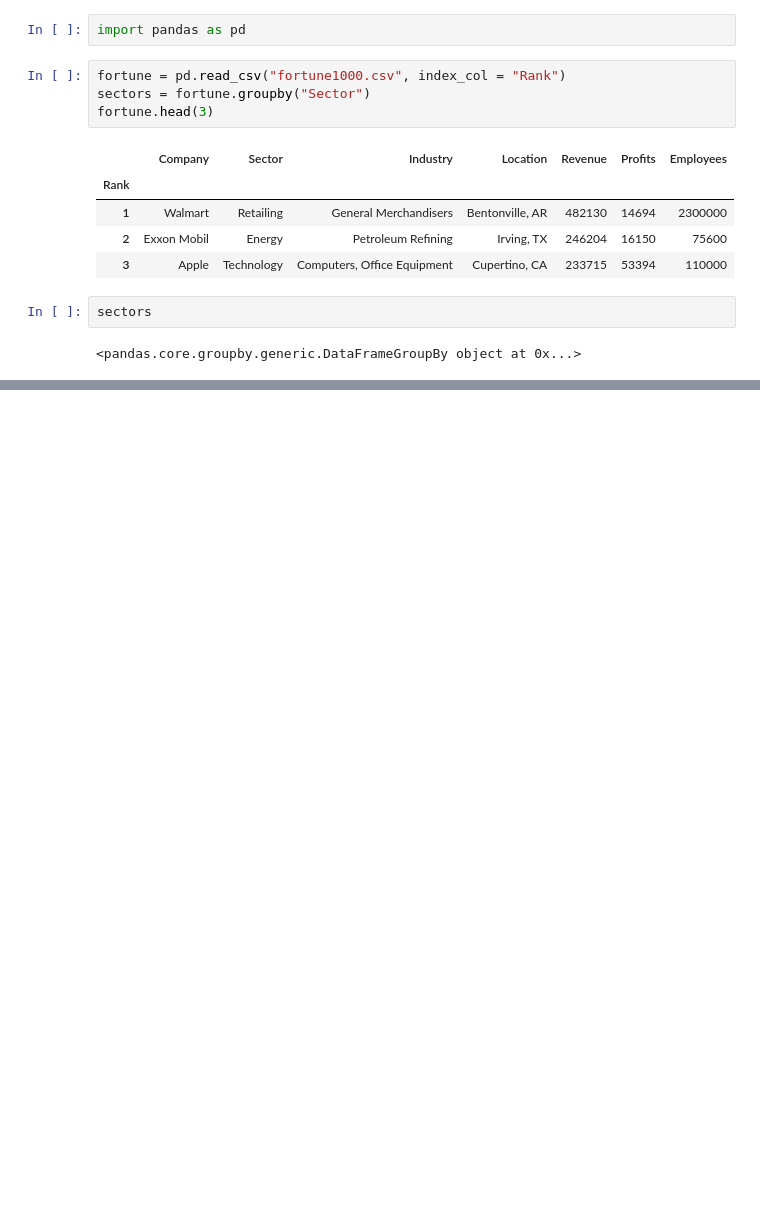
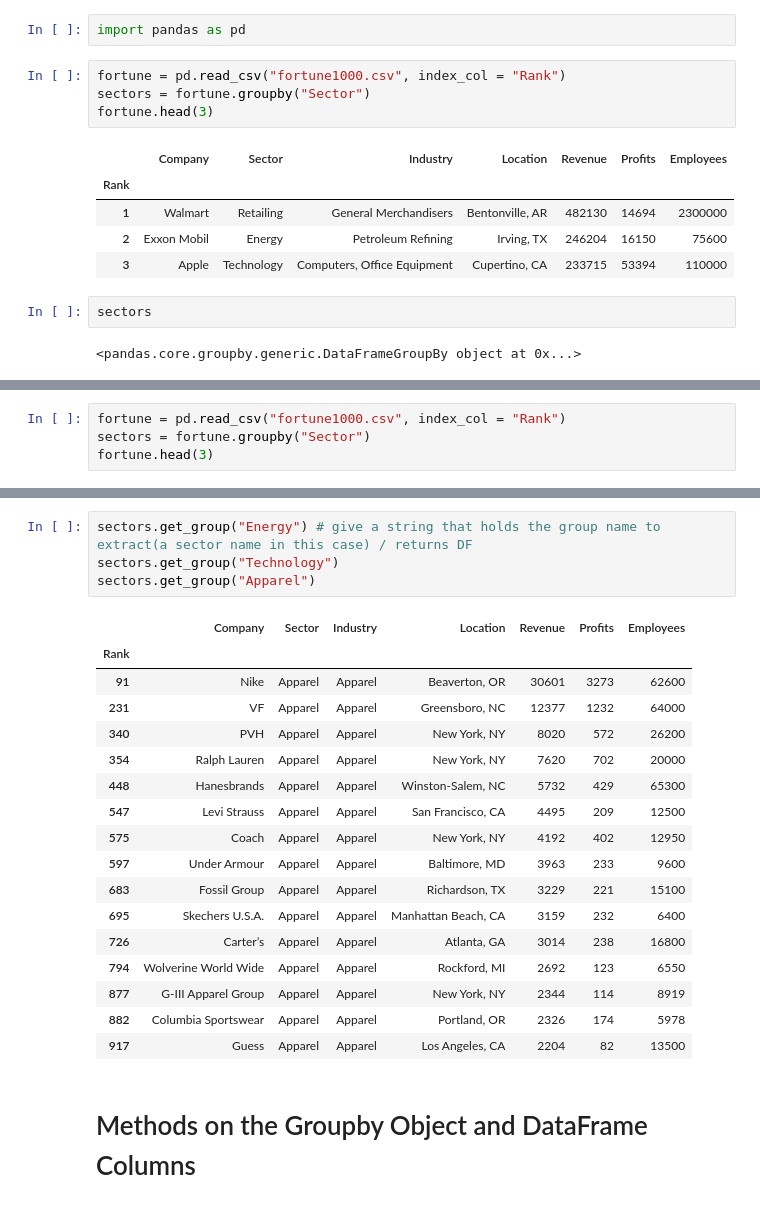
Before and after one commit to Cmarschik/data_analysis_third_course, a Jupyter notebook: pandas/Groupby.ipynb, the cells around one changed output, grey strips where cells are left out. Drawn from its saved outputs; the diff is of its cells as text; blank space fills up the shorter version.

```diff
--- a/pandas/Groupby.ipynb
+++ b/pandas/Groupby.ipynb
@@ -16,0 +117,4 @@ sectors
+# %%
+fortune = pd.read_csv("fortune1000.csv", index_col = "Rank")
+sectors = fortune.groupby("Sector")
+fortune.head(3)
@@ -16,0 +127,24 @@ sectors
+# %%
+sectors.get_group("Energy") # give a string that holds the group name to extract(a sector name in this case) / returns DF
+sectors.get_group("Technology")
+sectors.get_group("Apparel")
+# %% [output]
+|  | Company | Sector | Industry | Location | Revenue | Profits | Employees |
+| Rank |  |  |  |  |  |  |  |
+| 91 | Nike | Apparel | Apparel | Beaverton, OR | 30601 | 3273 | 62600 |
+| 231 | VF | Apparel | Apparel | Greensboro, NC | 12377 | 1232 | 64000 |
+| 340 | PVH | Apparel | Apparel | New York, NY | 8020 | 572 | 26200 |
+| 354 | Ralph Lauren | Apparel | Apparel | New York, NY | 7620 | 702 | 20000 |
+| 448 | Hanesbrands | Apparel | Apparel | Winston-Salem, NC | 5732 | 429 | 65300 |
+| 547 | Levi Strauss | Apparel | Apparel | San Francisco, CA | 4495 | 209 | 12500 |
+| 575 | Coach | Apparel | Apparel | New York, NY | 4192 | 402 | 12950 |
+| 597 | Under Armour | Apparel | Apparel | Baltimore, MD | 3963 | 233 | 9600 |
+| 683 | Fossil Group | Apparel | Apparel | Richardson, TX | 3229 | 221 | 15100 |
+| 695 | Skechers U.S.A. | Apparel | Apparel | Manhattan Beach, CA | 3159 | 232 | 6400 |
+| 726 | Carter’s | Apparel | Apparel | Atlanta, GA | 3014 | 238 | 16800 |
+| 794 | Wolverine World Wide | Apparel | Apparel | Rockford, MI | 2692 | 123 | 6550 |
+| 877 | G-III Apparel Group | Apparel | Apparel | New York, NY | 2344 | 114 | 8919 |
+| 882 | Columbia Sportswear | Apparel | Apparel | Portland, OR | 2326 | 174 | 5978 |
+| 917 | Guess | Apparel | Apparel | Los Angeles, CA | 2204 | 82 | 13500 |
+# %% [markdown]
+# Methods on the Groupby Object and DataFrame Columns
```
Also changed, not shown: parts of 27 cells of this notebook.
